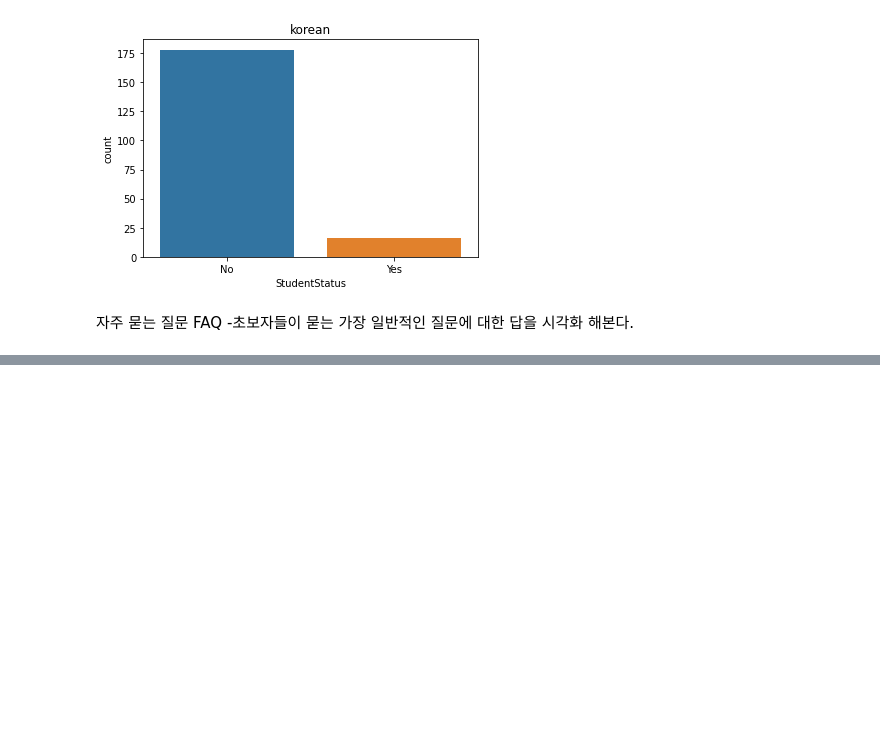
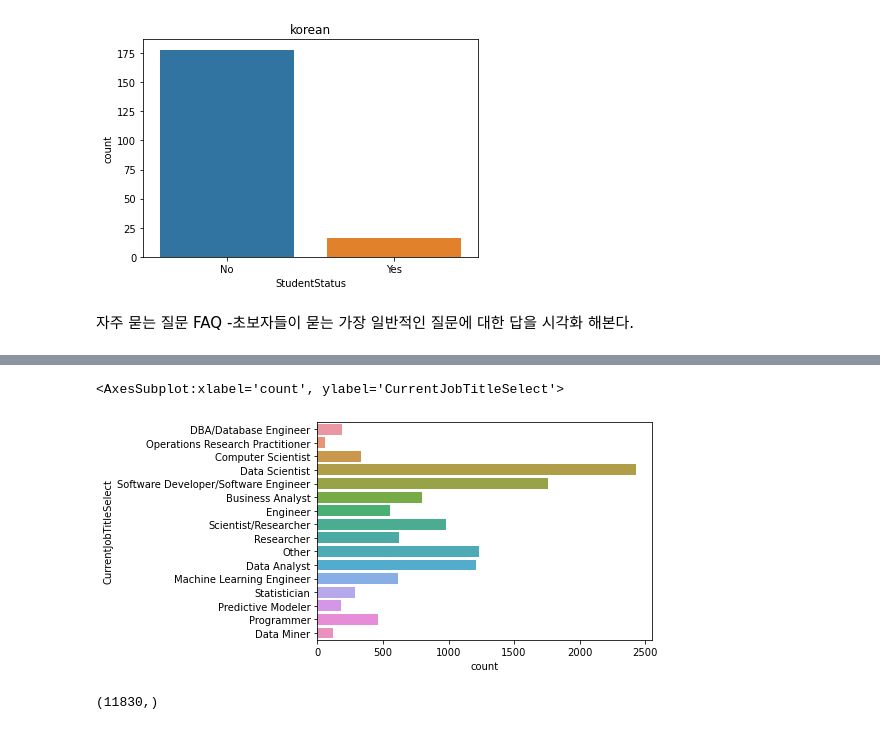
Before and after one commit to hdonghun/Python_analysis-visualization, a Jupyter notebook: Kaggle 실습으로 배우는 데이터 사이언스.ipynb, the cells around one changed output, grey strips where cells are left out. Saved outputs shown, nothing was run; the diff lists cells and outputs as text; code cells hidden in the pictures; blank space fills up the shorter version.

```diff
--- a/Kaggle 실습으로 배우는 데이터 사이언스.ipynb
+++ b/Kaggle 실습으로 배우는 데이터 사이언스.ipynb
@@ -266,0 +292,9 @@ plt.show()
+# %%
+sns.countplot(data = mcq, y = 'CurrentJobTitleSelect')
+# %% [output]
+<AxesSubplot:xlabel='count', ylabel='CurrentJobTitleSelect'>
+[figure, added]
+# %%
+mcq[mcq['CurrentJobTitleSelect'].notnull()]['CurrentJobTitleSelect'].shape
+# %% [output]
+(11830,)
```
Also changed, not shown: parts of 34 cells of this notebook.
